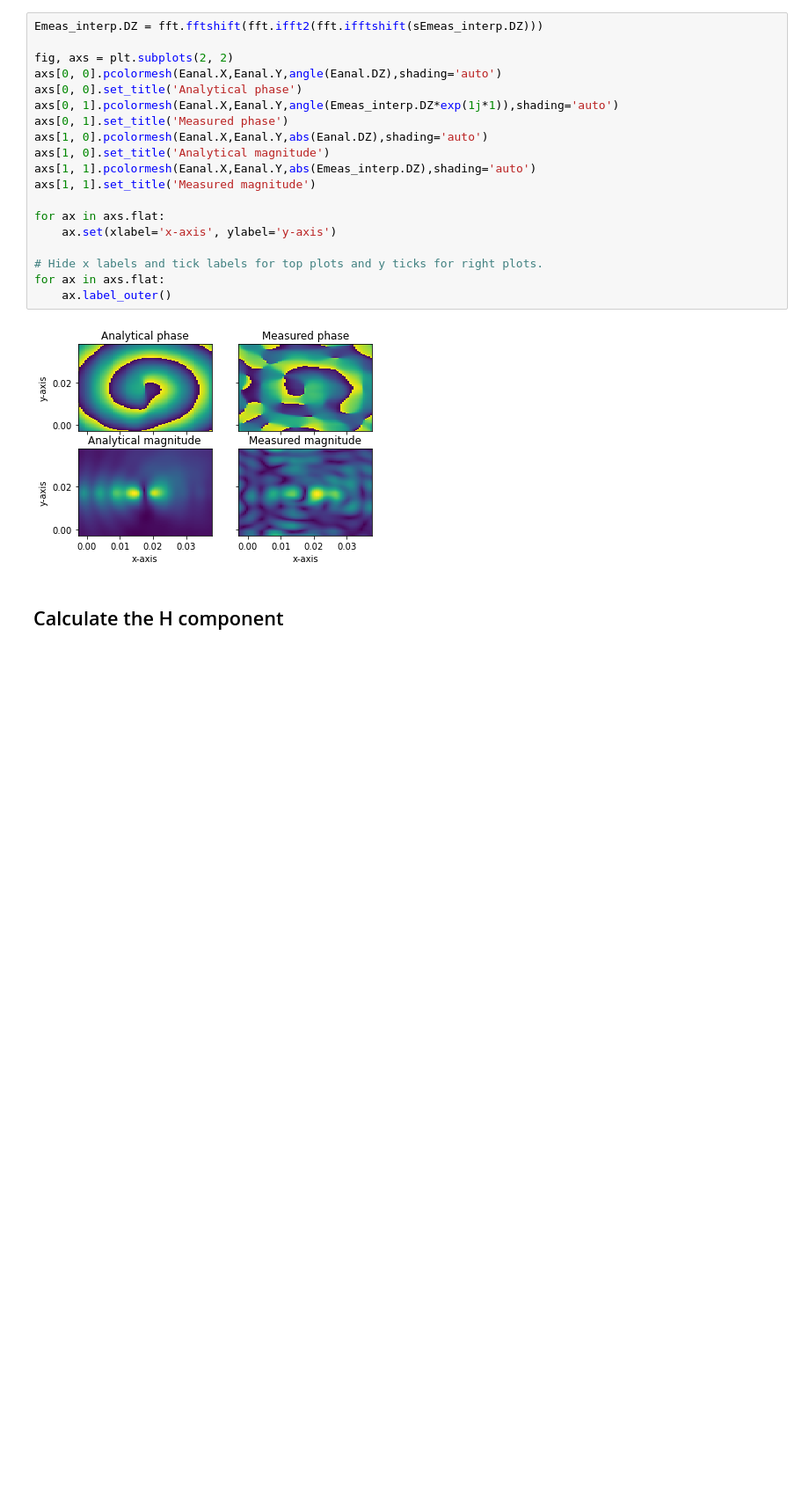
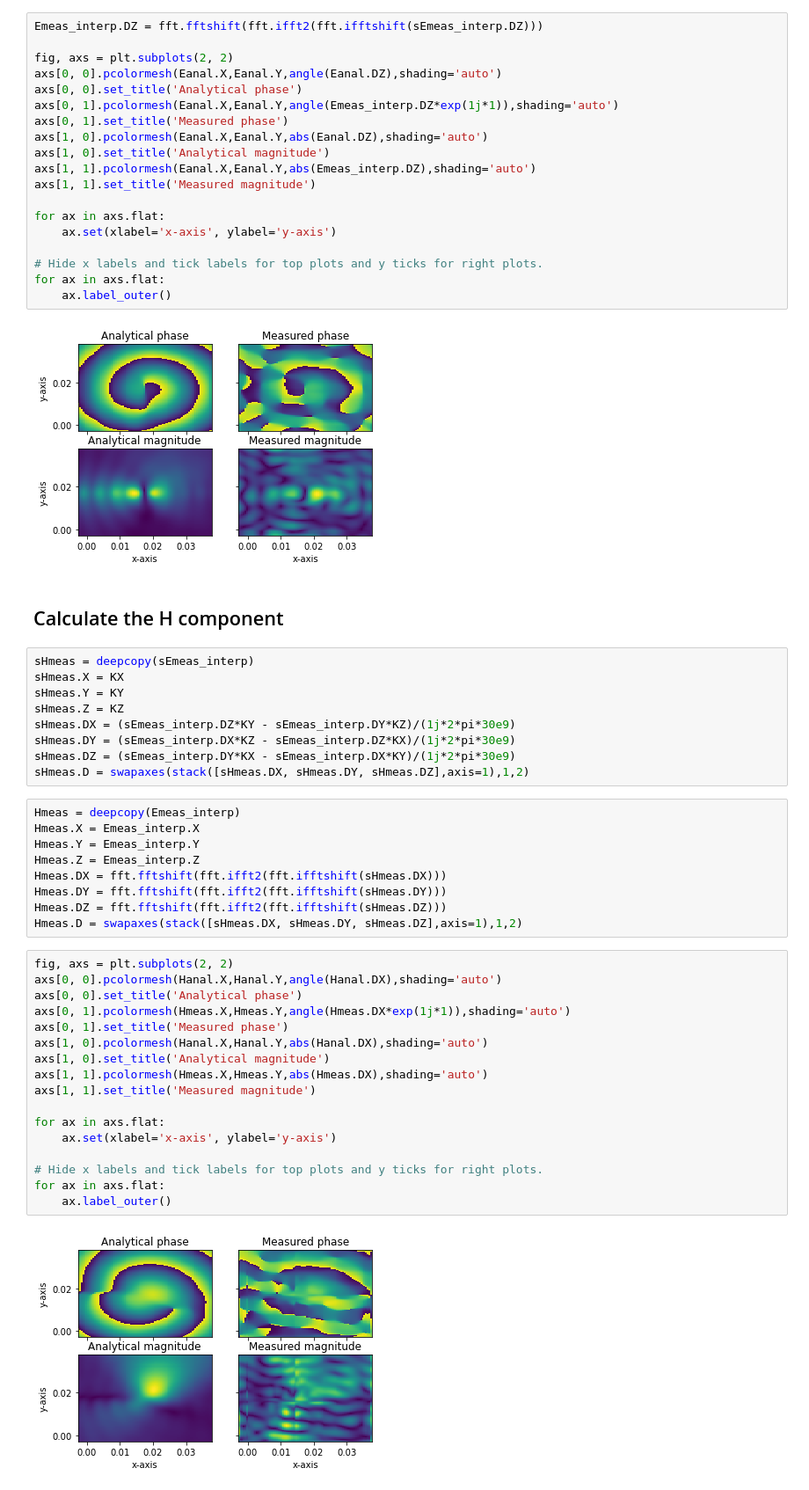
Before and after one commit to Khainguyen1349/MoMPython_KN, a Jupyter notebook: Maxwell/PlayWithMaxwell_4.ipynb, the cells around one changed output. Shown at 88% size. Drawn from its saved outputs; the diff is of its cells as text; blank space fills up the shorter version.

```diff
--- a/Maxwell/PlayWithMaxwell_4.ipynb
+++ b/Maxwell/PlayWithMaxwell_4.ipynb
@@ -310,3 +310,40 @@ for ax in axs.flat:
 [figure]
 # %% [markdown]
 ## Calculate the H component
+# %%
+sHmeas = deepcopy(sEmeas_interp)
+sHmeas.X = KX
+sHmeas.Y = KY
+sHmeas.Z = KZ
+sHmeas.DX = (sEmeas_interp.DZ*KY - sEmeas_interp.DY*KZ)/(1j*2*pi*30e9)
+sHmeas.DY = (sEmeas_interp.DX*KZ - sEmeas_interp.DZ*KX)/(1j*2*pi*30e9)
+sHmeas.DZ = (sEmeas_interp.DY*KX - sEmeas_interp.DX*KY)/(1j*2*pi*30e9)
+sHmeas.D = swapaxes(stack([sHmeas.DX, sHmeas.DY, sHmeas.DZ],axis=1),1,2)
+# %%
+Hmeas = deepcopy(Emeas_interp)
+Hmeas.X = Emeas_interp.X
+Hmeas.Y = Emeas_interp.Y
+Hmeas.Z = Emeas_interp.Z
+Hmeas.DX = fft.fftshift(fft.ifft2(fft.ifftshift(sHmeas.DX)))
+Hmeas.DY = fft.fftshift(fft.ifft2(fft.ifftshift(sHmeas.DY)))
+Hmeas.DZ = fft.fftshift(fft.ifft2(fft.ifftshift(sHmeas.DZ)))
+Hmeas.D = swapaxes(stack([sHmeas.DX, sHmeas.DY, sHmeas.DZ],axis=1),1,2)
+# %%
+fig, axs = plt.subplots(2, 2)
+axs[0, 0].pcolormesh(Hanal.X,Hanal.Y,angle(Hanal.DX),shading='auto')
+axs[0, 0].set_title('Analytical phase')
+axs[0, 1].pcolormesh(Hmeas.X,Hmeas.Y,angle(Hmeas.DX*exp(1j*1)),shading='auto')
+axs[0, 1].set_title('Measured phase')
+axs[1, 0].pcolormesh(Hanal.X,Hanal.Y,abs(Hanal.DX),shading='auto')
+axs[1, 0].set_title('Analytical magnitude')
+axs[1, 1].pcolormesh(Hmeas.X,Hmeas.Y,abs(Hmeas.DX),shading='auto')
+axs[1, 1].set_title('Measured magnitude')
+
+for ax in axs.flat:
+    ax.set(xlabel='x-axis', ylabel='y-axis')
+
+# Hide x labels and tick labels for top plots and y ticks for right plots.
+for ax in axs.flat:
+    ax.label_outer()
+# %% [output]
+[figure, added]
```
Also changed, not shown: parts of 6 cells of this notebook.
